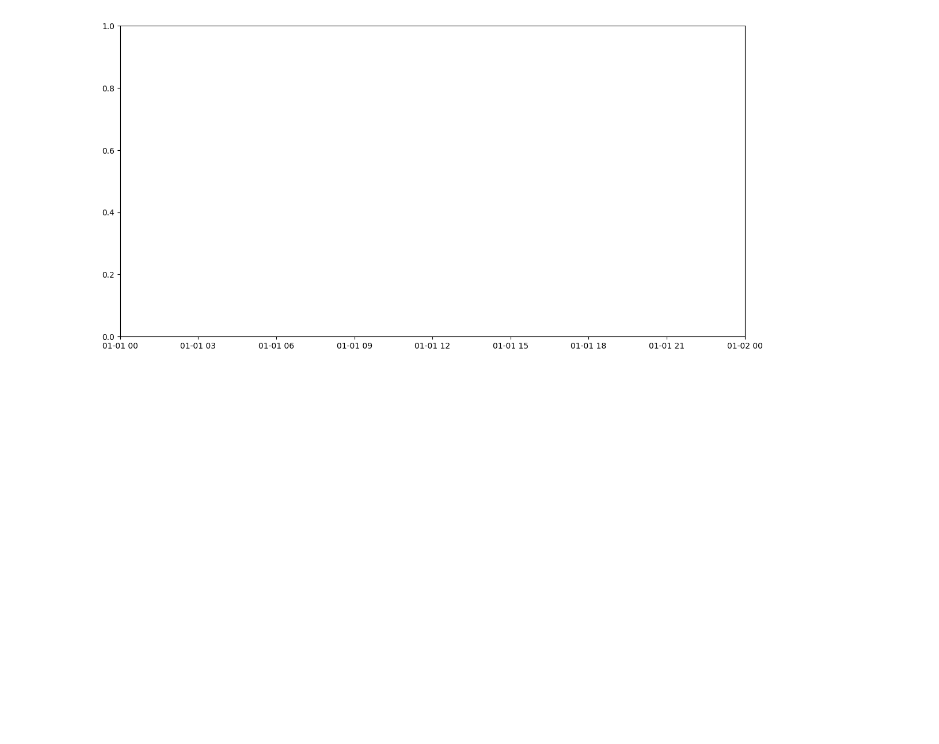
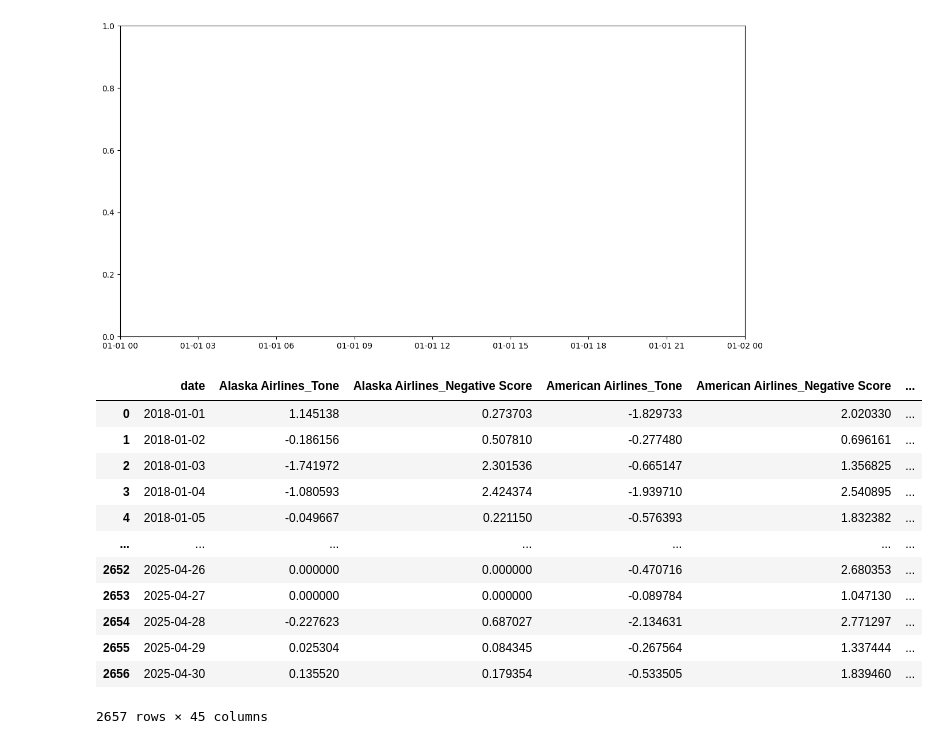
Before and after one commit to svanomm/sentiment-volume-forecasting, a Jupyter notebook: Scripts/03 Download and Process GDELT Data.ipynb, the cells around one changed output. Saved outputs shown, nothing was run; the diff lists cells and outputs as text; code cells hidden in the pictures; blank space fills up the shorter version.

```diff
--- a/Scripts/03 Download and Process GDELT Data.ipynb
+++ b/Scripts/03 Download and Process GDELT Data.ipynb
@@ -618,0 +647,16 @@ ValueError: x and y must have same first dimension, but have shapes (2538,) and
+# %%
+df_sentiment_agg
+# %% [output]
+|  | date | Alaska Airlines_Tone | Alaska Airlines_Negative Score | American Airlines_Tone | American Airlines_Negative Score | ... |
+| 0 | 2018-01-01 | 1.145138 | 0.273703 | -1.829733 | 2.020330 | ... |
+| 1 | 2018-01-02 | -0.186156 | 0.507810 | -0.277480 | 0.696161 | ... |
+| 2 | 2018-01-03 | -1.741972 | 2.301536 | -0.665147 | 1.356825 | ... |
+| 3 | 2018-01-04 | -1.080593 | 2.424374 | -1.939710 | 2.540895 | ... |
+| 4 | 2018-01-05 | -0.049667 | 0.221150 | -0.576393 | 1.832382 | ... |
+| ... | ... | ... | ... | ... | ... | ... |
+| 2652 | 2025-04-26 | 0.000000 | 0.000000 | -0.470716 | 2.680353 | ... |
+| 2653 | 2025-04-27 | 0.000000 | 0.000000 | -0.089784 | 1.047130 | ... |
+| 2654 | 2025-04-28 | -0.227623 | 0.687027 | -2.134631 | 2.771297 | ... |
+| 2655 | 2025-04-29 | 0.025304 | 0.084345 | -0.267564 | 1.337444 | ... |
+| 2656 | 2025-04-30 | 0.135520 | 0.179354 | -0.533505 | 1.839460 | ... |
+2657 rows × 45 columns
```
Also changed, not shown: parts of 3 cells of this notebook.
